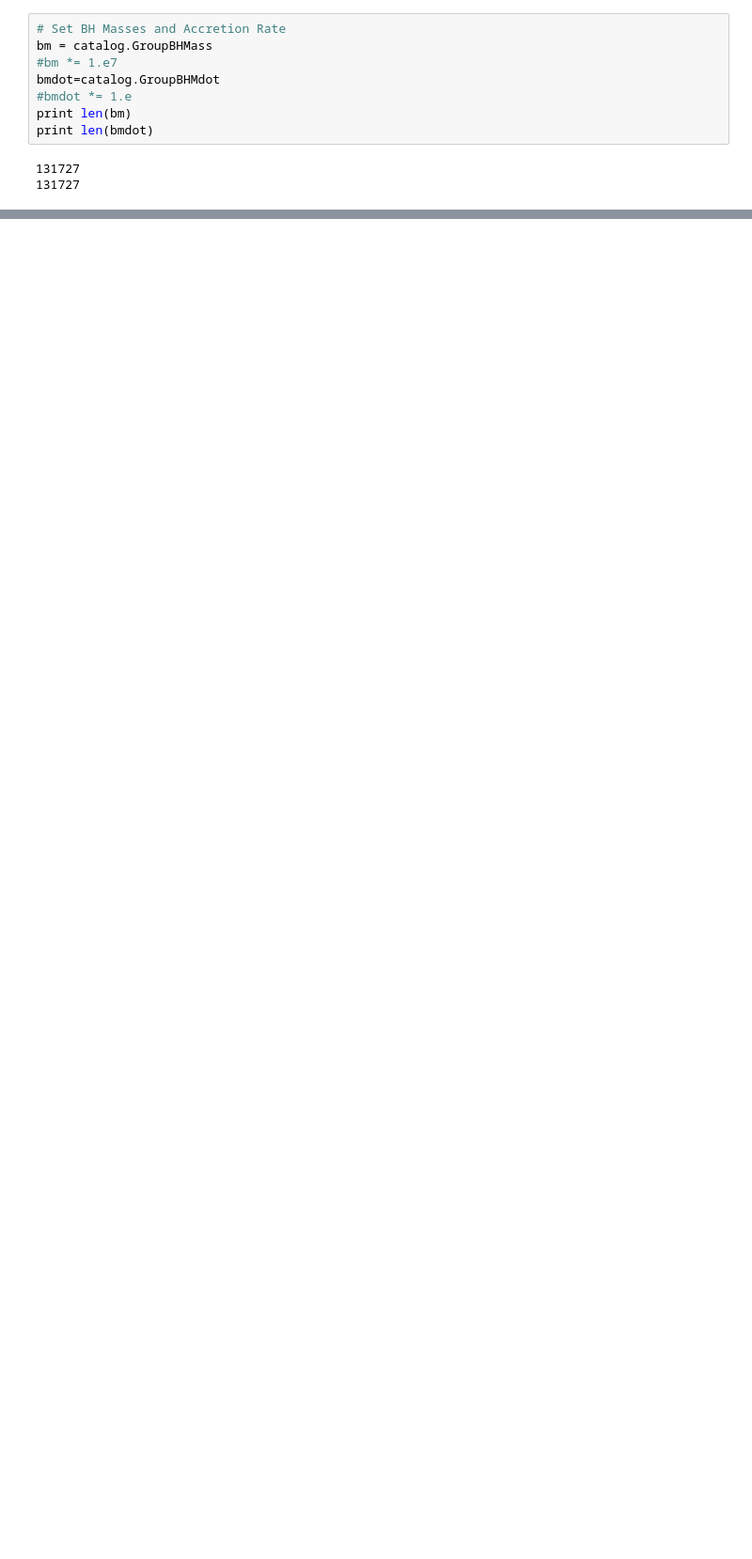
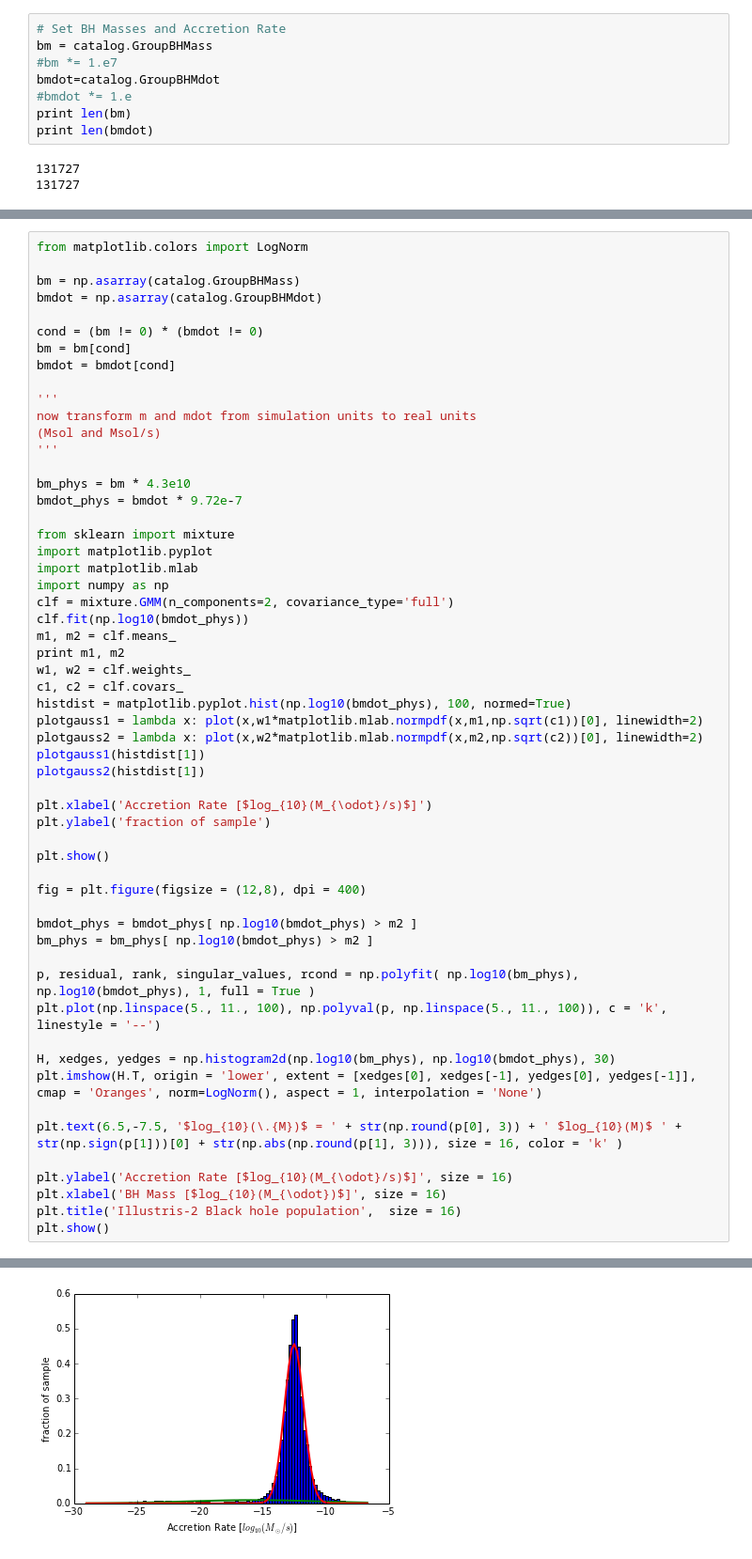
Before and after one commit to illustris-bh-wisc/illustris-bh, a Jupyter notebook: Black Holes.ipynb, the cells around one changed output, grey strips where cells are left out. Shown at 94% size. Cells and saved outputs as stored; diff of their text form; blank space fills up the shorter version.

```diff
--- a/Black Holes.ipynb
+++ b/Black Holes.ipynb
@@ -63,0 +112,57 @@ Number of BHs: 131727
+# %%
+from matplotlib.colors import LogNorm
+
+bm = np.asarray(catalog.GroupBHMass)
+bmdot = np.asarray(catalog.GroupBHMdot)
+
+cond = (bm != 0) * (bmdot != 0)
+bm = bm[cond]
+bmdot = bmdot[cond]
+
+'''
+now transform m and mdot from simulation units to real units
+(Msol and Msol/s)
+'''
+
+bm_phys = bm * 4.3e10
+bmdot_phys = bmdot * 9.72e-7
+
+from sklearn import mixture
+import matplotlib.pyplot
+import matplotlib.mlab
+import numpy as np
+clf = mixture.GMM(n_components=2, covariance_type='full')
+clf.fit(np.log10(bmdot_phys))
+m1, m2 = clf.means_
+print m1, m2
+w1, w2 = clf.weights_
+c1, c2 = clf.covars_
+histdist = matplotlib.pyplot.hist(np.log10(bmdot_phys), 100, normed=True)
+plotgauss1 = lambda x: plot(x,w1*matplotlib.mlab.normpdf(x,m1,np.sqrt(c1))[0], linewidth=2)
+plotgauss2 = lambda x: plot(x,w2*matplotlib.mlab.normpdf(x,m2,np.sqrt(c2))[0], linewidth=2)
+plotgauss1(histdist[1])
+plotgauss2(histdist[1])
+
+plt.xlabel('Accretion Rate [$log_{10}(M_{\odot}/s)$]')
+plt.ylabel('fraction of sample')
+
+plt.show()
+
+fig = plt.figure(figsize = (12,8), dpi = 400)
+
+bmdot_phys = bmdot_phys[ np.log10(bmdot_phys) > m2 ]
+bm_phys = bm_phys[ np.log10(bmdot_phys) > m2 ]
+
+p, residual, rank, singular_values, rcond = np.polyfit( np.log10(bm_phys), np.log10(bmdot_phys), 1, full = True )
+plt.plot(np.linspace(5., 11., 100), np.polyval(p, np.linspace(5., 11., 100)), c = 'k', linestyle = '--')
+
+H, xedges, yedges = np.histogram2d(np.log10(bm_phys), np.log10(bmdot_phys), 30)
+plt.imshow(H.T, origin = 'lower', extent = [xedges[0], xedges[-1], yedges[0], yedges[-1]], cmap = 'Oranges', norm=LogNorm(), aspect = 1, interpolation = 'None')
+
+plt.text(6.5,-7.5, '$log_{10}(\.{M})$ = ' + str(np.round(p[0], 3)) + ' $log_{10}(M)$ ' + str(np.sign(p[1]))[0] + str(np.abs(np.round(p[1], 3))), size = 16, color = 'k' )
+
+plt.ylabel('Accretion Rate [$log_{10}(M_{\odot}/s)$]', size = 16)
+plt.xlabel('BH Mass [$log_{10}(M_{\odot})$]', size = 16)
+plt.title('Illustris-2 Black hole population',  size = 16)
+plt.show()
+# %% [output]
@@ -63,0 +170 @@ Number of BHs: 131727
+[figure, added]
```
Also changed, not shown: parts of 13 cells of this notebook, 20 other files.
